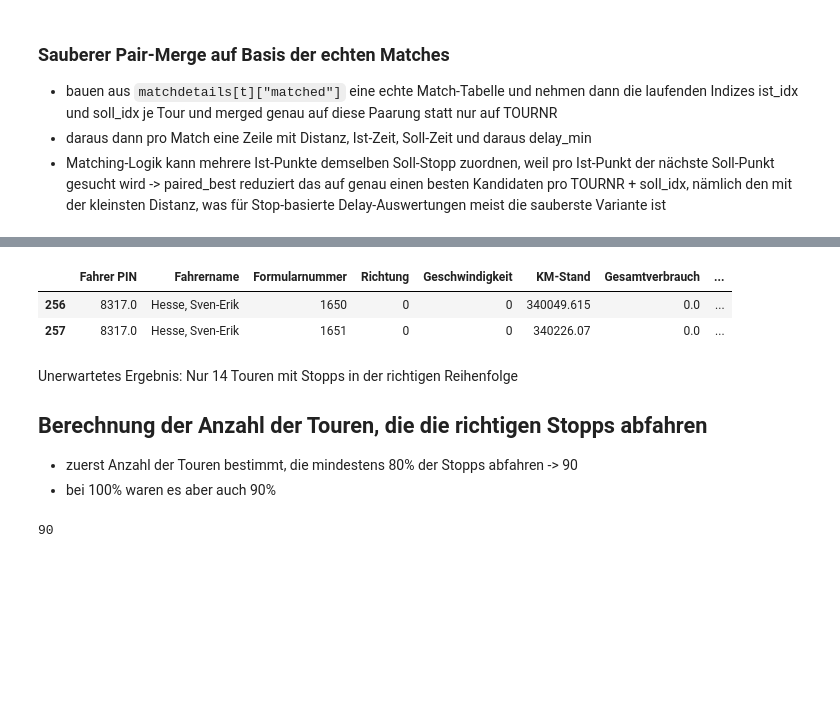
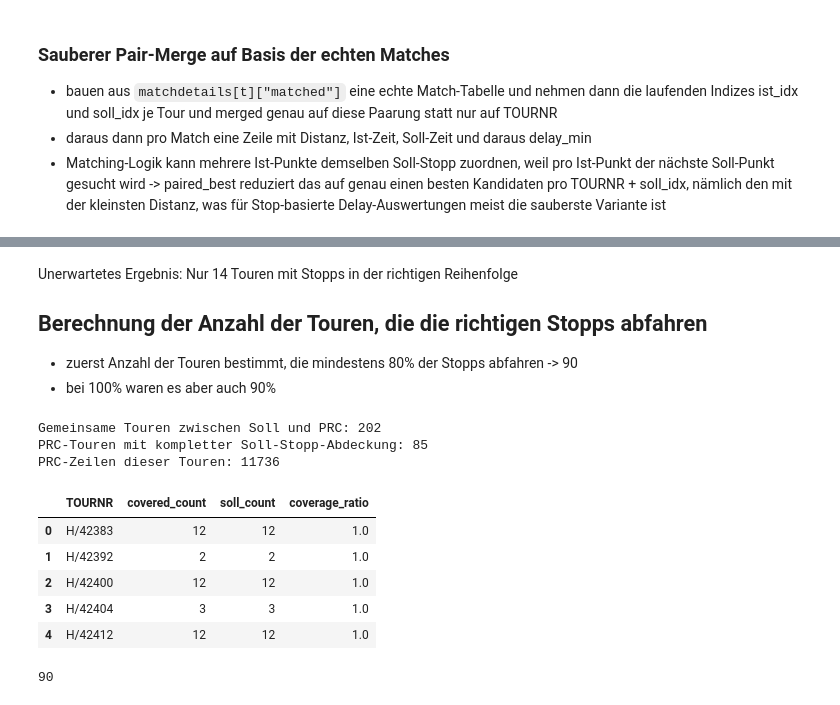
Before and after one commit to junguy01/transport_optimization, a Jupyter notebook: analyse_soll_ist_clean.ipynb, the cells around one changed output, grey strips where cells are left out. Cells and saved outputs as stored; diff of their text form; code cells hidden in the pictures; blank space fills up the shorter version.

```diff
--- a/analyse_soll_ist_clean.ipynb
+++ b/analyse_soll_ist_clean.ipynb
@@ -443,9 +436,5 @@ soll[soll["TOURNR"] == 'H/42446']
 # %%
-ist[ist[col_tournr] == 'H/42446']
+# ist[ist[col_tournr] == 'H/42446']
-# %% [output]
-|  | Fahrer PIN | Fahrername | Formularnummer | Richtung | Geschwindigkeit | KM-Stand | Gesamtverbrauch | ... |
-| 256 | 8317.0 | Hesse, Sven-Erik | 1650 | 0 | 0 | 340049.615 | 0.0 | ... |
-| 257 | 8317.0 | Hesse, Sven-Erik | 1651 | 0 | 0 | 340226.07 | 0.0 | ... |
 # %% [markdown]
 Unerwartetes Ergebnis: Nur 14 Touren mit Stopps in der richtigen Reihenfolge
 ## Berechnung der Anzahl der Touren, die die richtigen Stopps abfahren
@@ -554,3 +532,67 @@ ist_touren_mit_mind_80_prozent_stopps = ist[ist[col_tournr].isin(covered_tournr)
+# %%
+# PRC-Touren prüfen: Sind alle Soll-Stopps abgefahren worden?
+PRC_MATCH_RADIUS_M = 200
+
+prc_tour_col = 'TourID' if 'TourID' in prc.columns else 'TOURNR'
+
+if 'Longitude' not in prc.columns or 'Latitude' not in prc.columns:
+    raise KeyError("Fehlende Koordinatenspalten in prc. Erwartet 'Longitude' und 'Latitude'.")
+
+prc['lat'] = prc['Latitude'].apply(parse_decimal_coord)
+prc['lon'] = prc['Longitude'].apply(parse_decimal_coord)
+prc = prc[prc[prc_tour_col].notna()].copy()
+prc = prc.sort_values([prc_tour_col, 'Zeitstempel_Fahrzeug']).reset_index(drop=True)
+
+prc_groups = {}
+for tournr, g in prc.groupby(prc_tour_col):
+    coords = list(zip(g['lat'].astype(float).tolist(), g['lon'].astype(float).tolist()))
+    prc_groups[tournr] = coords
+
+common_prc_tournr = set(soll_groups.keys()).intersection(set(prc_groups.keys()))
+
+prc_covered_tournr = []
+prc_covered_details = {}
+for t in sorted(common_prc_tournr):
+    prcseq = prc_groups[t]
+    sollseq = soll_groups[t]
+
+    ok, details = tour_stops_covered_any_order(
+        prcseq,
+        sollseq,
+        radiusm=PRC_MATCH_RADIUS_M,
+        min_coverage=1.0
+    )
+
+    prc_covered_details[t] = details
+    if ok:
+        prc_covered_tournr.append(t)
+
+prc_covered_summary = pd.DataFrame([
+    {
+        'TOURNR': t,
+        'covered_count': prc_covered_details[t]['covered_count'],
+        'soll_count': prc_covered_details[t]['soll_count'],
+        'coverage_ratio': prc_covered_details[t]['coverage_ratio']
+    }
+    for t in prc_covered_tournr
+]).sort_values(['coverage_ratio', 'TOURNR'], ascending=[False, True]).reset_index(drop=True)
+
+prc_touren_mit_kompletter_stopabdeckung = prc[prc[prc_tour_col].isin(prc_covered_tournr)].copy()
+
+print('Gemeinsame Touren zwischen Soll und PRC:', len(common_prc_tournr))
+print('PRC-Touren mit kompletter Soll-Stopp-Abdeckung:', len(prc_covered_tournr))
+print('PRC-Zeilen dieser Touren:', len(prc_touren_mit_kompletter_stopabdeckung))
+prc_covered_summary.head()
+# %% [output]
+Gemeinsame Touren zwischen Soll und PRC: 202
+PRC-Touren mit kompletter Soll-Stopp-Abdeckung: 85
+PRC-Zeilen dieser Touren: 11736
+|  | TOURNR | covered_count | soll_count | coverage_ratio |
+| 0 | H/42383 | 12 | 12 | 1.0 |
+| 1 | H/42392 | 2 | 2 | 1.0 |
+| 2 | H/42400 | 12 | 12 | 1.0 |
+| 3 | H/42404 | 3 | 3 | 1.0 |
+| 4 | H/42412 | 12 | 12 | 1.0 |
 # %%
 ist_touren_mit_mind_80_prozent_stopps['TOURNR'].nunique()
 # %% [output]
```
Also changed, not shown: parts of 29 cells of this notebook.
